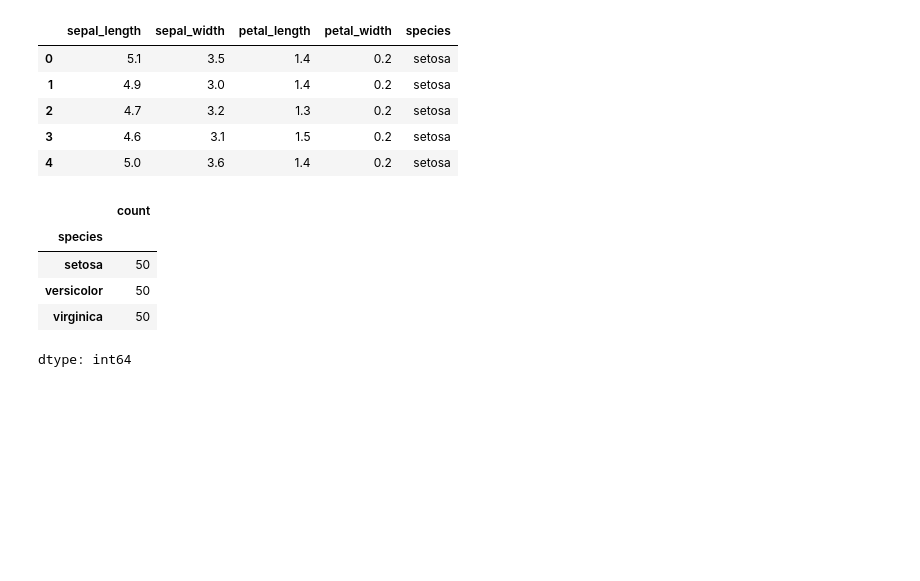
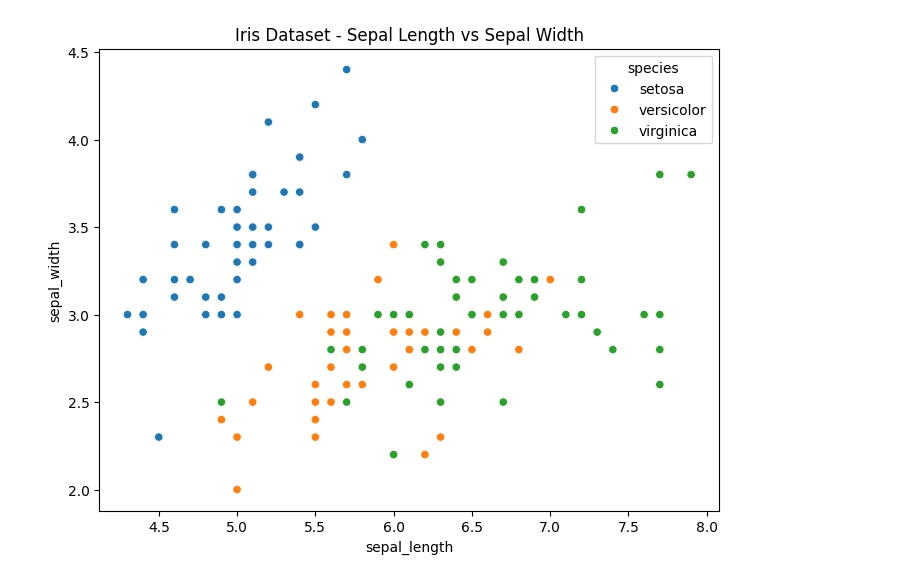
Before and after one commit to grajkumar14-max/seaborn-data, a Jupyter notebook: My first AI project.ipynb, the cells around one changed output. Saved outputs shown, nothing was run; the diff lists cells and outputs as text; code cells hidden in the pictures; blank space fills up the shorter version.

Commit message:
Added visualisation to iris data set

```diff
--- a/My first AI project.ipynb
+++ b/My first AI project.ipynb
@@ -1,28 +1,13 @@
 # %% [markdown]
 <a href="https://colab.research.google.com/github/grajkumar14-max/seaborn-data/blob/master/My%20first%20AI%20project.ipynb" target="_parent"><img src="https://colab.research.google.com/assets/colab-badge.svg" alt="Open In Colab"/></a>
-# %%
-import pandas as pd
-
-# Replace 'your-username' with your GitHub username in the URL below:
-url = "https://raw.githubusercontent.com/grajkumar14-max/seaborn-data/master/iris.csv"
-
-df = pd.read_csv(url)
-
-# Show first 5 rows
-df.head()
-# %% [output]
-|  | sepal_length | sepal_width | petal_length | petal_width | species |
-| 0 | 5.1 | 3.5 | 1.4 | 0.2 | setosa |
-| 1 | 4.9 | 3.0 | 1.4 | 0.2 | setosa |
-| 2 | 4.7 | 3.2 | 1.3 | 0.2 | setosa |
-| 3 | 4.6 | 3.1 | 1.5 | 0.2 | setosa |
-| 4 | 5.0 | 3.6 | 1.4 | 0.2 | setosa |
-# %%
-df['species'].value_counts()
-# %% [output]
-|  | count |
-| species |  |
-| setosa | 50 |
-| versicolor | 50 |
-| virginica | 50 |
-dtype: int64
+# %%
+import seaborn as sns
+import matplotlib.pyplot as plt
+
+# Create a scatter plot of sepal length vs sepal width, color by species
+plt.figure(figsize=(8,6))
+sns.scatterplot(data=df, x="sepal_length", y="sepal_width", hue="species")
+plt.title("Iris Dataset - Sepal Length vs Sepal Width")
+plt.show()
+# %% [output]
+[figure, added]
```
